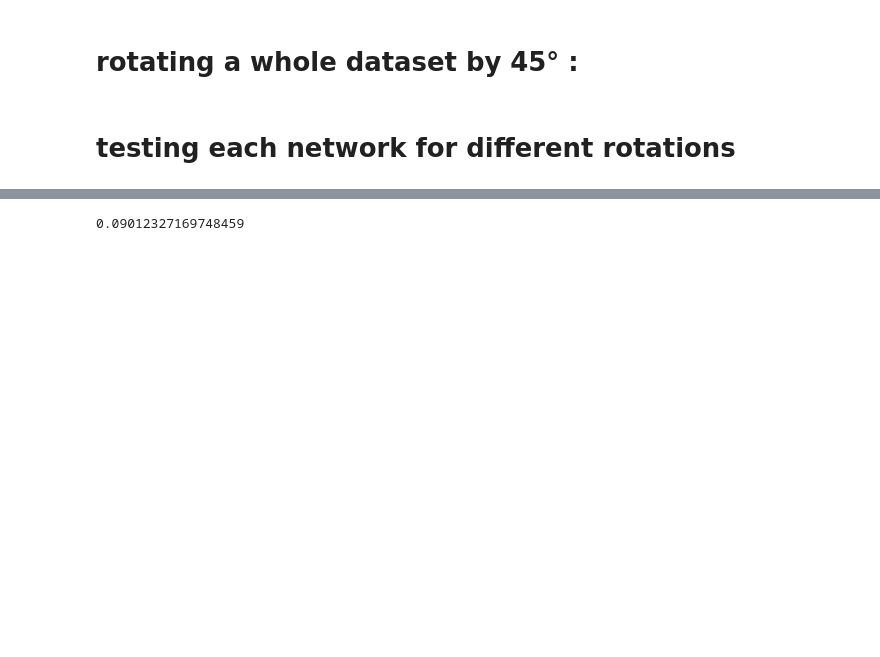
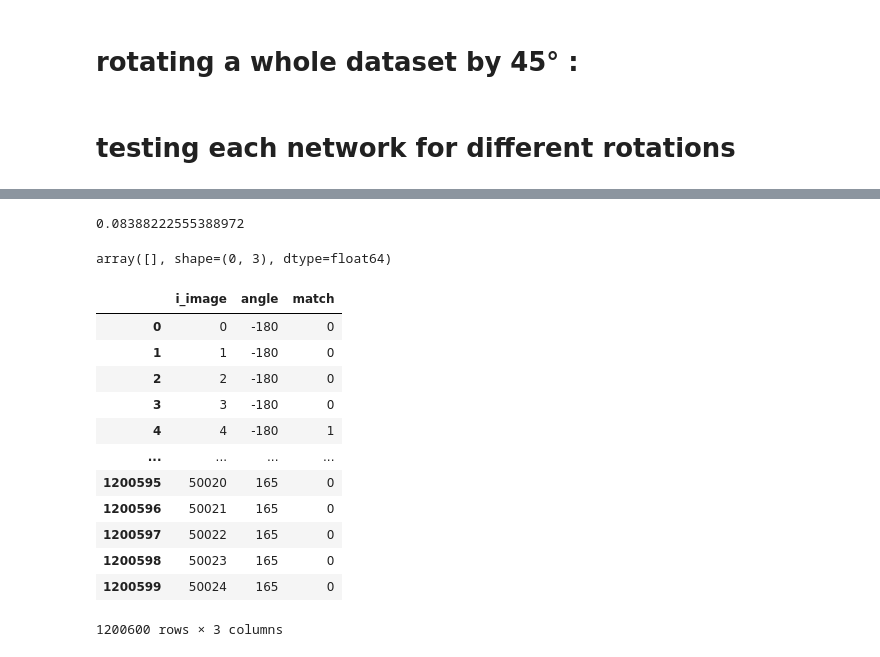
Before and after one commit to bicv/Retinotopy, a Jupyter notebook: 18_Rotation_attack.ipynb, the cells around one changed output, grey strips where cells are left out. Saved outputs shown, nothing was run; the diff lists cells and outputs as text; code cells hidden in the pictures; blank space fills up the shorter version.

```diff
--- a/18_Rotation_attack.ipynb
+++ b/18_Rotation_attack.ipynb
@@ -116,4 +125,24 @@ On date 2024-04-25, Running learning on host obiwan.local with device mps
 # %%
-df_angle['accuracy'].mean()
+df_angle['match'].mean()
 # %% [output]
-0.09012327169748459
+0.08388222555388972
+# %%
+results
+# %% [output]
+array([], shape=(0, 3), dtype=float64)
+# %%
+df_angle
+# %% [output]
+|  | i_image | angle | match |
+| 0 | 0 | -180 | 0 |
+| 1 | 1 | -180 | 0 |
+| 2 | 2 | -180 | 0 |
+| 3 | 3 | -180 | 0 |
+| 4 | 4 | -180 | 1 |
+| ... | ... | ... | ... |
+| 1200595 | 50020 | 165 | 0 |
+| 1200596 | 50021 | 165 | 0 |
+| 1200597 | 50022 | 165 | 0 |
+| 1200598 | 50023 | 165 | 0 |
+| 1200599 | 50024 | 165 | 0 |
+1200600 rows × 3 columns
```
Also changed, not shown: parts of 16 cells of this notebook.
